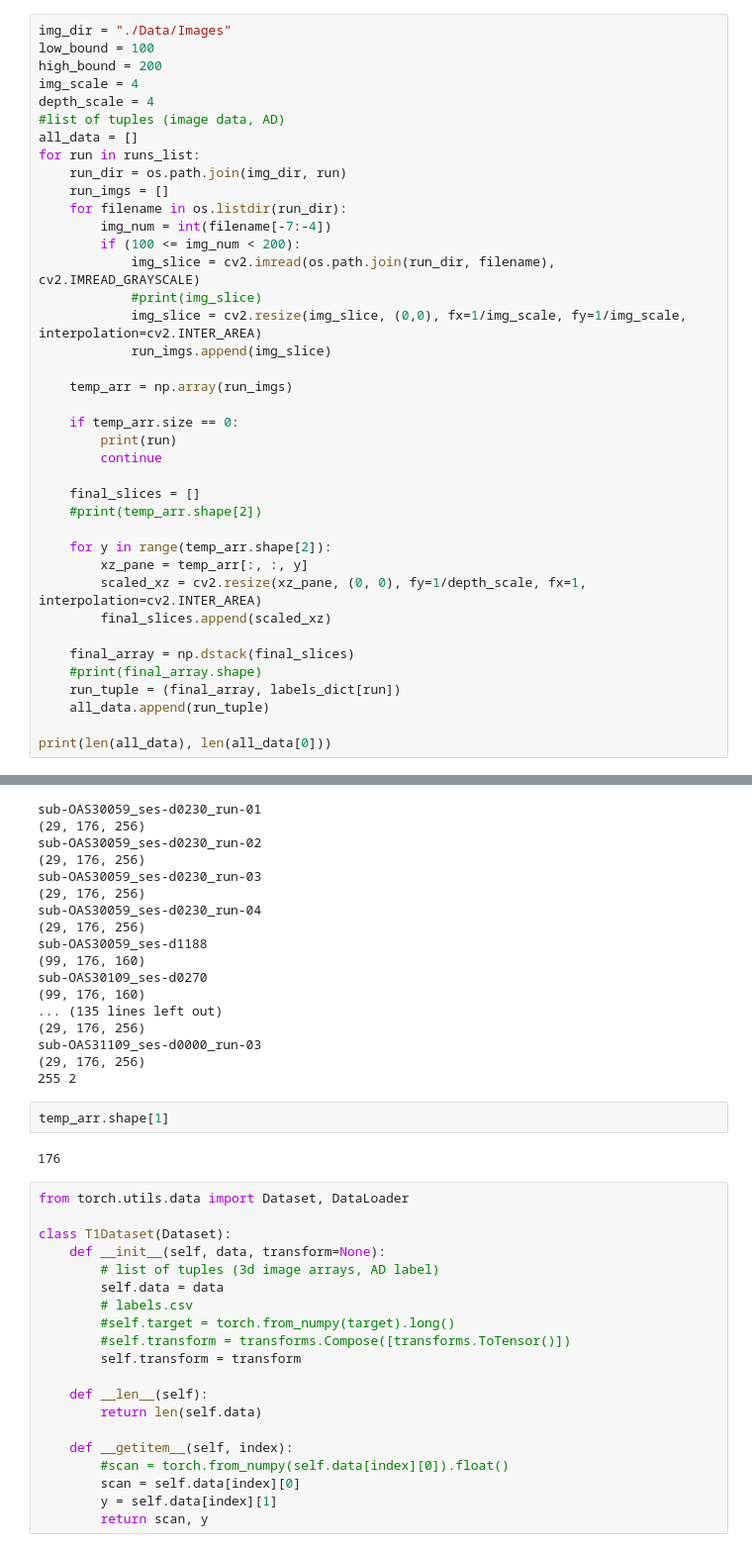
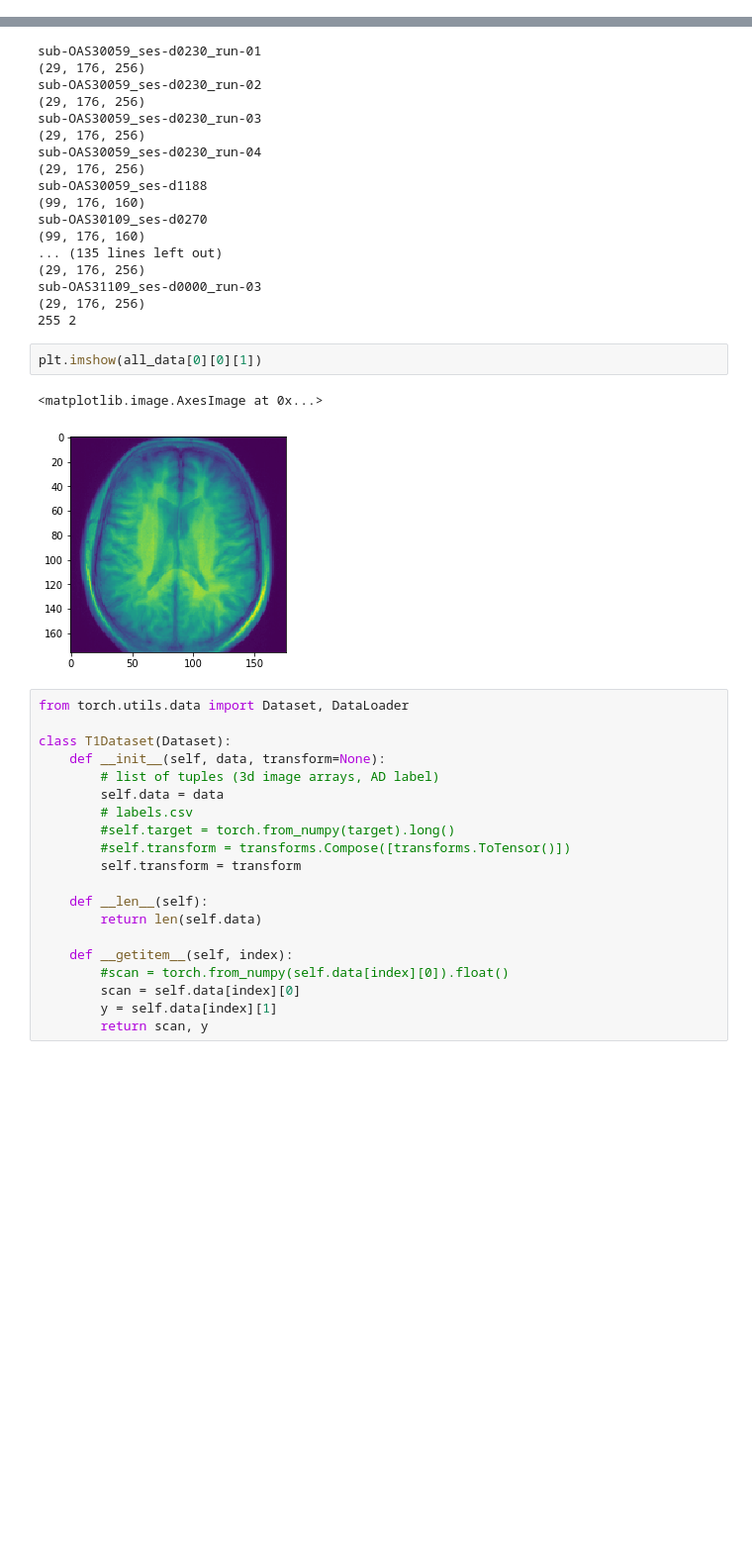
Before and after one commit to RRamdo233/APS360-Group-Project, a Jupyter notebook: Dataset.ipynb, the cells around one changed output, grey strips where cells are left out. Shown: that part at 99% size. Saved outputs shown, nothing was run; the diff lists cells and outputs as text; blank space fills up the shorter version.

```diff
--- a/Dataset.ipynb
+++ b/Dataset.ipynb
@@ -23,39 +26,0 @@ labels_dict['sub-OAS30019_ses-d0376']
-# %%
-img_dir = "./Data/Images"
-low_bound = 100
-high_bound = 200
-img_scale = 4
-depth_scale = 4
-#list of tuples (image data, AD)
-all_data = []
-for run in runs_list:
-    run_dir = os.path.join(img_dir, run)
-    run_imgs = []
-    for filename in os.listdir(run_dir):
-        img_num = int(filename[-7:-4])
-        if (100 <= img_num < 200):
-            img_slice = cv2.imread(os.path.join(run_dir, filename), cv2.IMREAD_GRAYSCALE)
-            #print(img_slice)
-            img_slice = cv2.resize(img_slice, (0,0), fx=1/img_scale, fy=1/img_scale, interpolation=cv2.INTER_AREA)
-            run_imgs.append(img_slice)
-
-    temp_arr = np.array(run_imgs)
-
-    if temp_arr.size == 0:
-        print(run)
-        continue
-
-    final_slices = []
-    #print(temp_arr.shape[2])
-
-    for y in range(temp_arr.shape[2]):
-        xz_pane = temp_arr[:, :, y]
-        scaled_xz = cv2.resize(xz_pane, (0, 0), fy=1/depth_scale, fx=1, interpolation=cv2.INTER_AREA)
-        final_slices.append(scaled_xz)
-
-    final_array = np.dstack(final_slices)
-    #print(final_array.shape)
-    run_tuple = (final_array, labels_dict[run])
-    all_data.append(run_tuple)
-
-print(len(all_data), len(all_data[0]))
@@ -124,10 +87,11 @@ sub-OAS30109_ses-d0270
 sub-OAS31109_ses-d0000_run-03
 (29, 176, 256)
 255 2
-# %%
-temp_arr.shape[1]
-# %% [output]
-176
+# %%
+plt.imshow(all_data[0][0][1])
+# %% [output]
+<matplotlib.image.AxesImage at 0x...>
+[figure, added]
 # %%
 from torch.utils.data import Dataset, DataLoader
 
```
Also changed, not shown: parts of 6 cells of this notebook.
